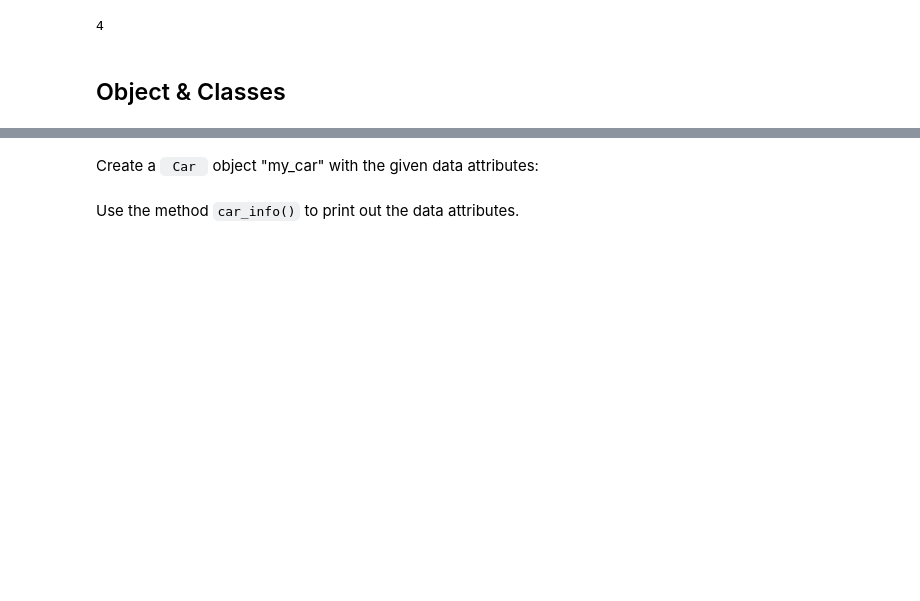
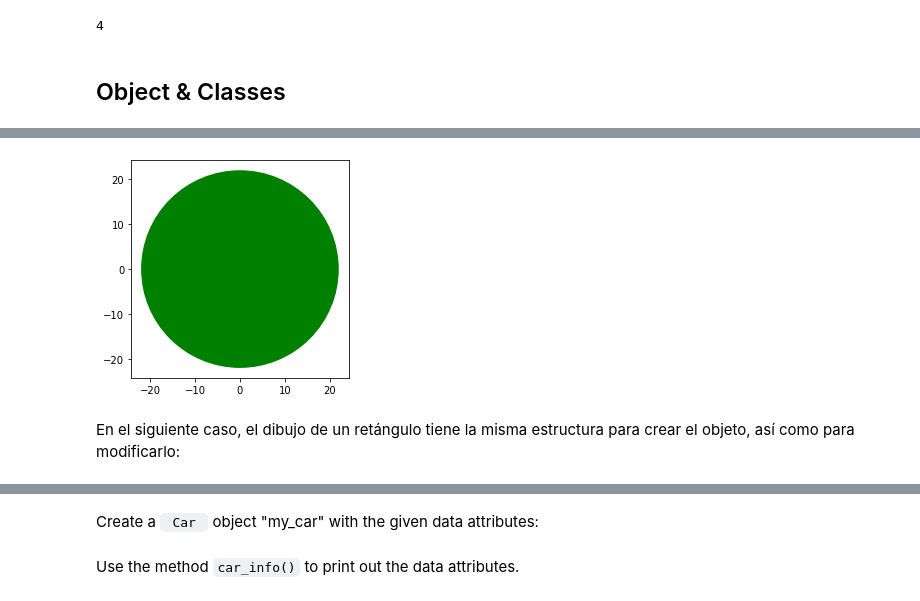
Before and after one commit to PosgradoMNA/actividades-de-aprendizaje-jeesperon, a Jupyter notebook: assignment01.ipynb, the cells around one changed output, grey strips where cells are left out. Cells and saved outputs as stored; diff of their text form; code cells hidden in the pictures; blank space fills up the shorter version.

```diff
--- a/assignment01.ipynb
+++ b/assignment01.ipynb
@@ -885,0 +920,7 @@ con(2,2)
+# %%
+RedCircle.add_radius(20) #usamos el método realizado antes para modificar el objeto
+RedCircle.drawCircle() #dibujamos el objeto
+# %% [output]
+[figure, added]
+# %% [markdown]
+En el siguiente caso, el dibujo de un retángulo tiene la misma estructura para crear el objeto, así como para modificarlo:
```
Also changed, not shown: parts of 5 cells of this notebook.
